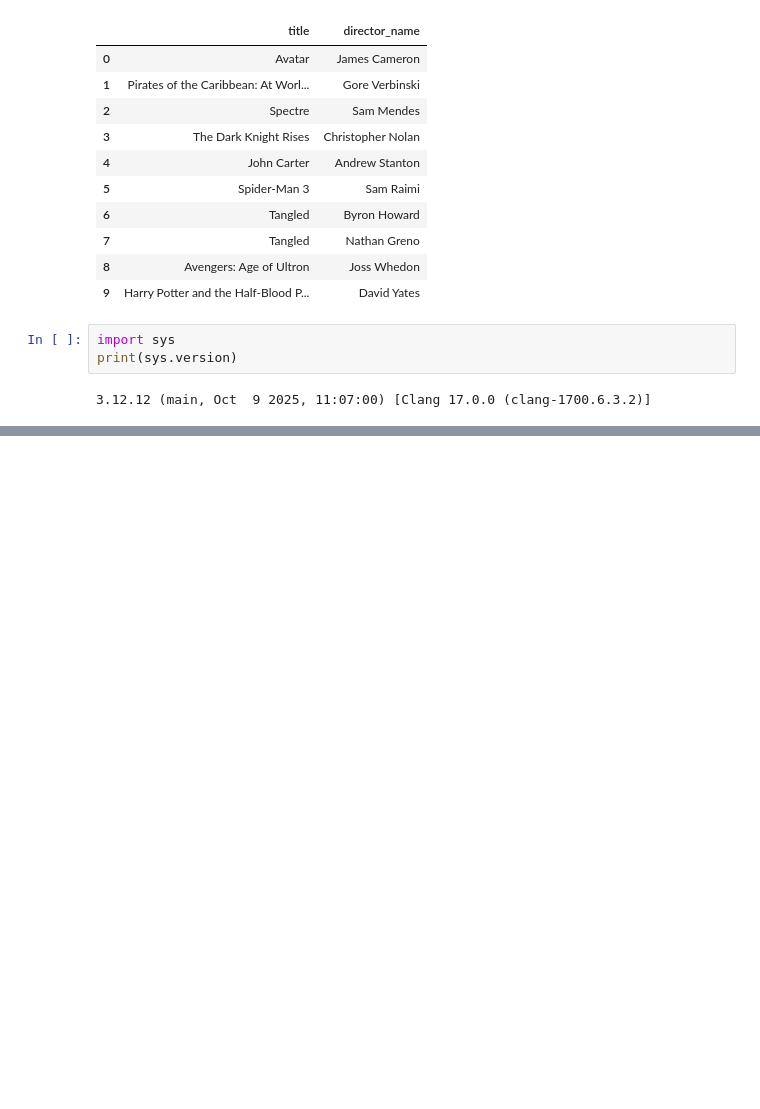
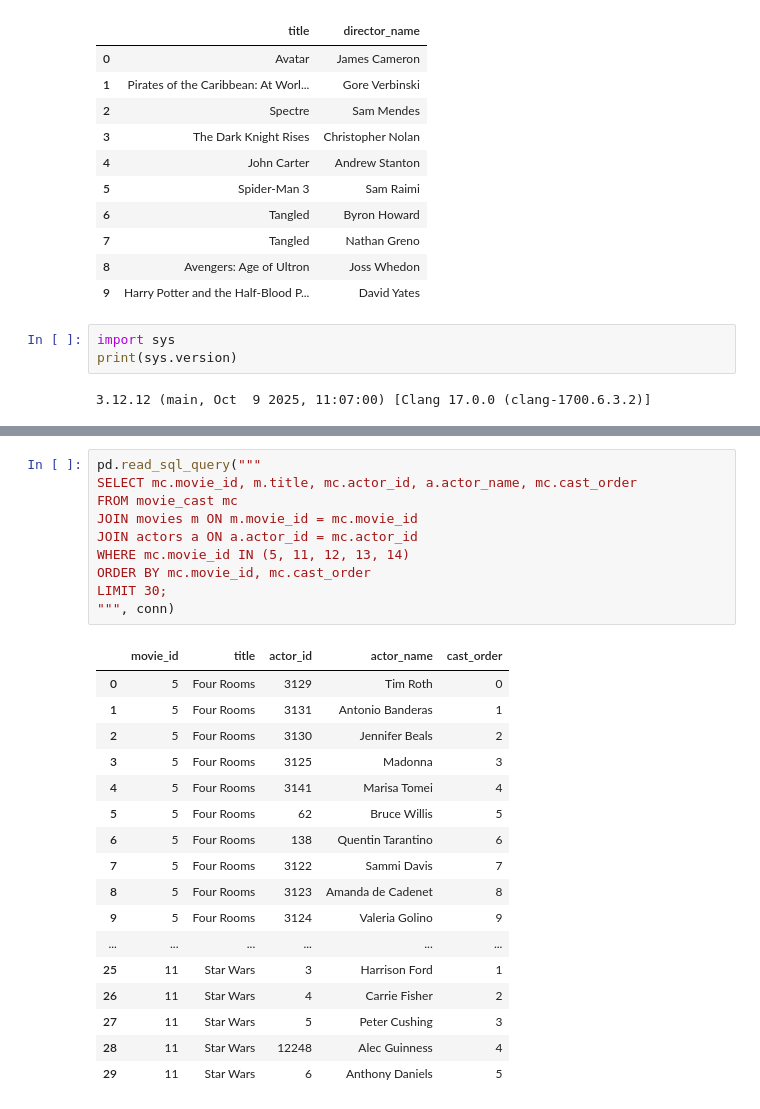
Before and after one commit to AmishaFarhana/cineanalytica, a Jupyter notebook: notebooks/01_build_sqlite_db.ipynb, the cells around one changed output, grey strips where cells are left out. Cells and saved outputs as stored; diff of their text form; blank space fills up the shorter version.

Commit message:
Complete Day 1: DB + features + log star power

```diff
--- a/notebooks/01_build_sqlite_db.ipynb
+++ b/notebooks/01_build_sqlite_db.ipynb
@@ -273,0 +851,28 @@ All good 🚀
+# %%
+pd.read_sql_query("""
+SELECT mc.movie_id, m.title, mc.actor_id, a.actor_name, mc.cast_order
+FROM movie_cast mc
+JOIN movies m ON m.movie_id = mc.movie_id
+JOIN actors a ON a.actor_id = mc.actor_id
+WHERE mc.movie_id IN (5, 11, 12, 13, 14)
+ORDER BY mc.movie_id, mc.cast_order
+LIMIT 30;
+""", conn)
+# %% [output]
+|  | movie_id | title | actor_id | actor_name | cast_order |
+| 0 | 5 | Four Rooms | 3129 | Tim Roth | 0 |
+| 1 | 5 | Four Rooms | 3131 | Antonio Banderas | 1 |
+| 2 | 5 | Four Rooms | 3130 | Jennifer Beals | 2 |
+| 3 | 5 | Four Rooms | 3125 | Madonna | 3 |
+| 4 | 5 | Four Rooms | 3141 | Marisa Tomei | 4 |
+| 5 | 5 | Four Rooms | 62 | Bruce Willis | 5 |
+| 6 | 5 | Four Rooms | 138 | Quentin Tarantino | 6 |
+| 7 | 5 | Four Rooms | 3122 | Sammi Davis | 7 |
+| 8 | 5 | Four Rooms | 3123 | Amanda de Cadenet | 8 |
+| 9 | 5 | Four Rooms | 3124 | Valeria Golino | 9 |
+| ... | ... | ... | ... | ... | ... |
+| 25 | 11 | Star Wars | 3 | Harrison Ford | 1 |
+| 26 | 11 | Star Wars | 4 | Carrie Fisher | 2 |
+| 27 | 11 | Star Wars | 5 | Peter Cushing | 3 |
+| 28 | 11 | Star Wars | 12248 | Alec Guinness | 4 |
+| 29 | 11 | Star Wars | 6 | Anthony Daniels | 5 |
```
Also changed, not shown: parts of 48 cells of this notebook.
